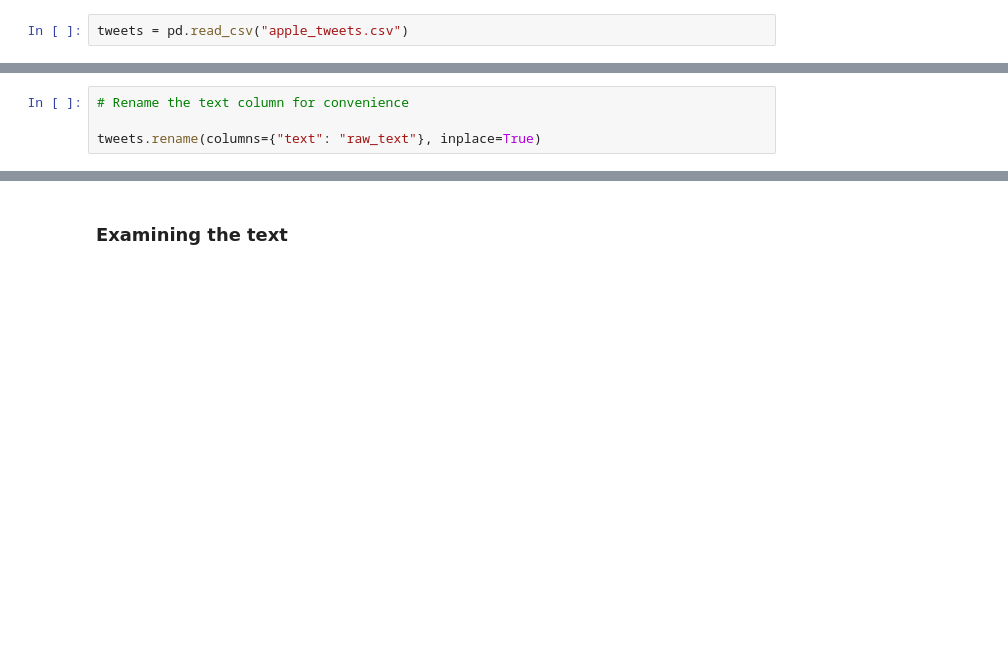
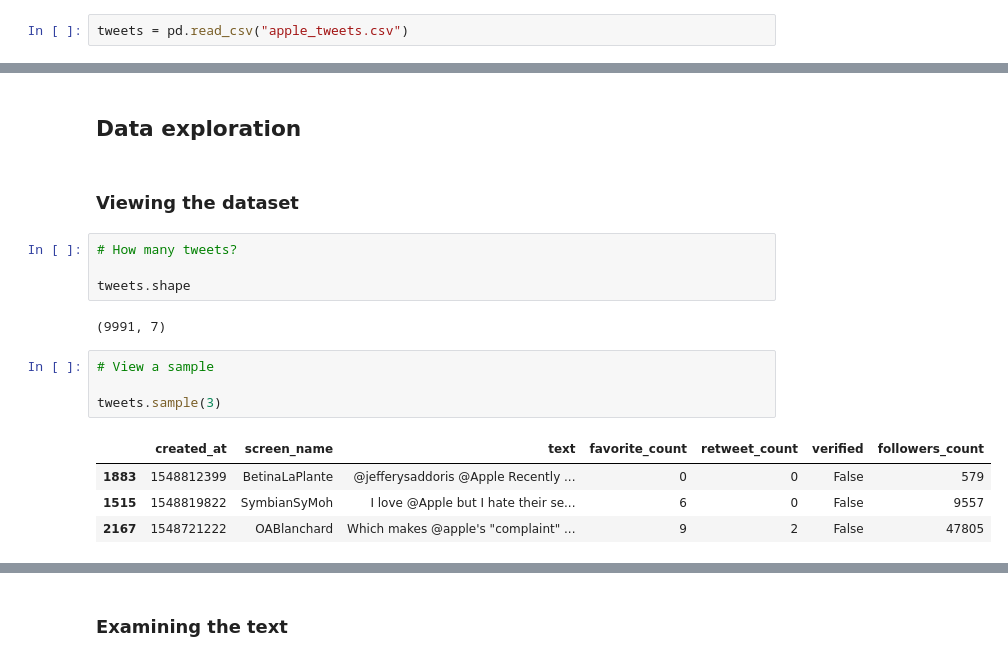
Before and after one commit to rbpduffy1/data-resources, a Jupyter notebook: text-analysis/Python/text_analysis_workshop_completed_notebook.ipynb, the cells around one changed output, grey strips where cells are left out. Saved outputs shown, nothing was run; the diff lists cells and outputs as text; blank space fills up the shorter version.

```diff
--- a/text-analysis/Python/text_analysis_workshop_completed_notebook.ipynb
+++ b/text-analysis/Python/text_analysis_workshop_completed_notebook.ipynb
@@ -52,4 +25,19 @@ tweets.tail()
-# %%
-# Rename the text column for convenience
-
-tweets.rename(columns={"text": "raw_text"}, inplace=True)
+# %% [markdown]
+## Data exploration
+# %% [markdown]
+### Viewing the dataset
+# %%
+# How many tweets?
+
+tweets.shape
+# %% [output]
+(9991, 7)
+# %%
+# View a sample
+
+tweets.sample(3)
+# %% [output]
+|  | created_at | screen_name | text | favorite_count | retweet_count | verified | followers_count |
+| 1883 | 1548812399 | BetinaLaPlante | @jefferysaddoris @Apple Recently ... | 0 | 0 | False | 579 |
+| 1515 | 1548819822 | SymbianSyMoh | I love @Apple but I hate their se... | 6 | 0 | False | 9557 |
+| 2167 | 1548721222 | OABlanchard | Which makes @apple's "complaint" ... | 9 | 2 | False | 47805 |
```
Also changed, not shown: parts of 40 cells of this notebook.
